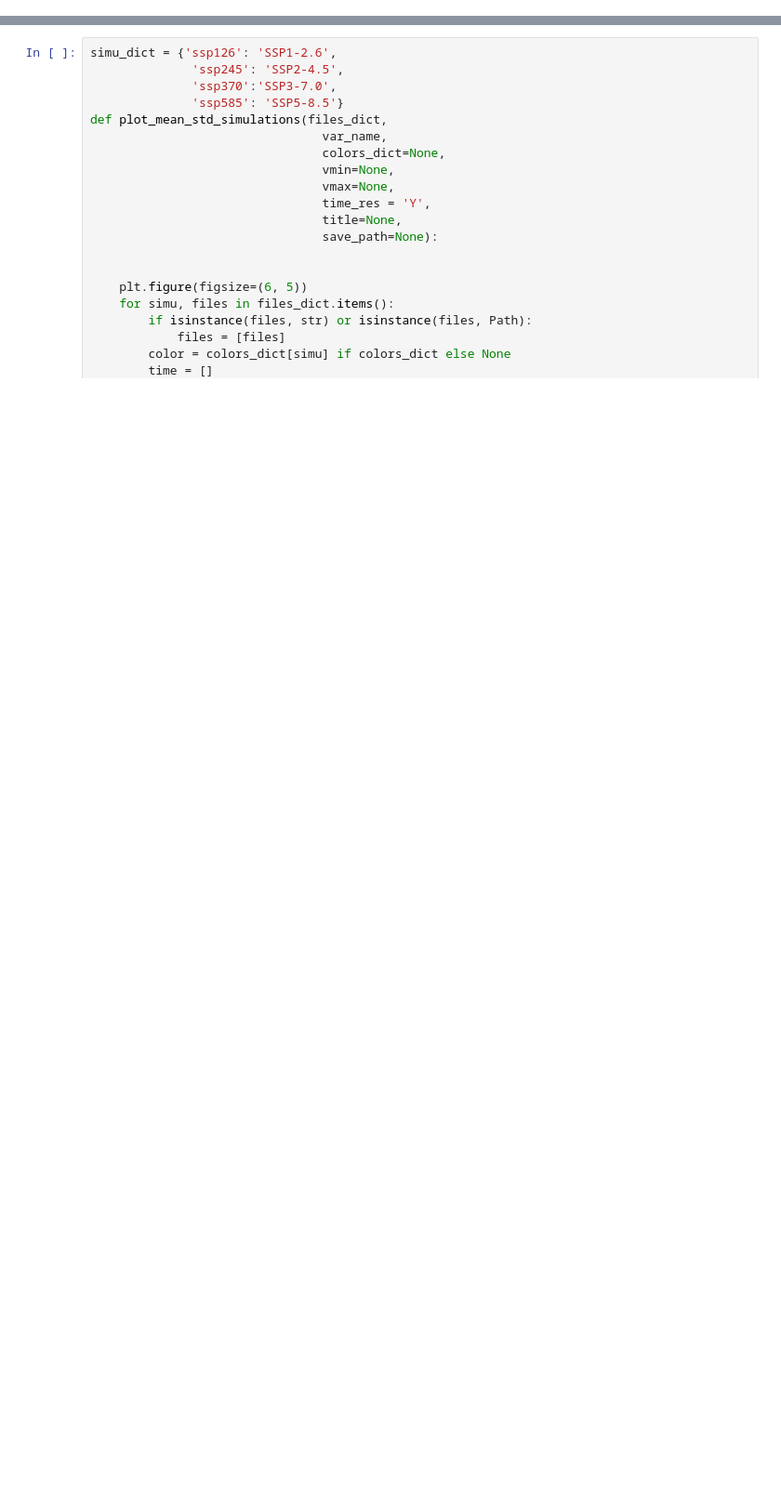
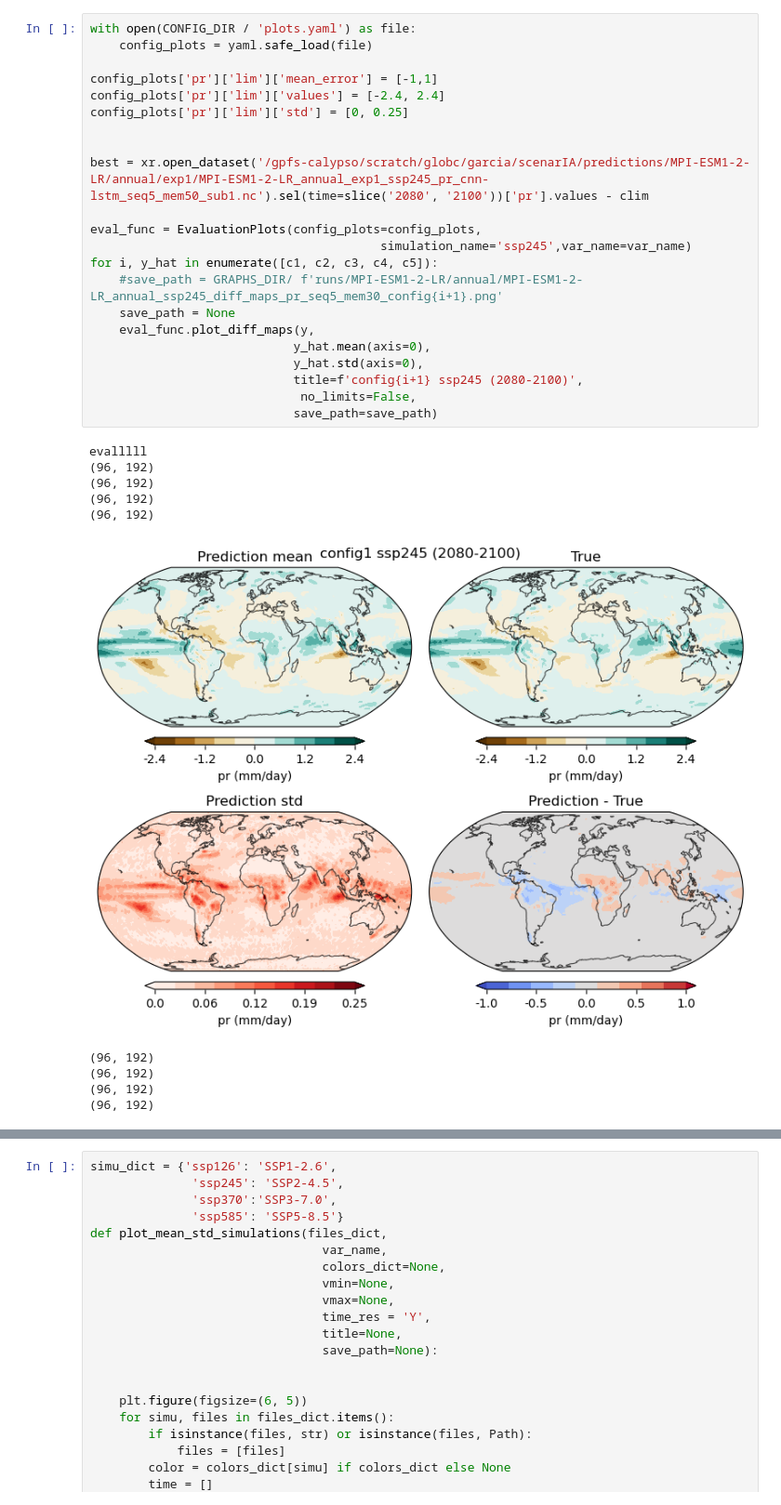
Before and after one commit to zoeleila/scenarIA, a Jupyter notebook: src/plots/plots_predictions.ipynb, the cells around one changed output, grey strips where cells are left out. Shown at 93% size. Drawn from its saved outputs; the diff is of its cells as text; blank space fills up the shorter version.

```diff
--- a/src/plots/plots_predictions.ipynb
+++ b/src/plots/plots_predictions.ipynb
@@ -30,0 +63,33 @@ Data variables:
+# %%
+with open(CONFIG_DIR / 'plots.yaml') as file:
+    config_plots = yaml.safe_load(file)
+
+config_plots['pr']['lim']['mean_error'] = [-1,1]
+config_plots['pr']['lim']['values'] = [-2.4, 2.4]
+config_plots['pr']['lim']['std'] = [0, 0.25]
+
+
+best = xr.open_dataset('/gpfs-calypso/scratch/globc/garcia/scenarIA/predictions/MPI-ESM1-2-LR/annual/exp1/MPI-ESM1-2-LR_annual_exp1_ssp245_pr_cnn-lstm_seq5_mem50_sub1.nc').sel(time=slice('2080', '2100'))['pr'].values - clim
+
+eval_func = EvaluationPlots(config_plots=config_plots,
+                                        simulation_name='ssp245',var_name=var_name)
+for i, y_hat in enumerate([c1, c2, c3, c4, c5]):
+    #save_path = GRAPHS_DIR/ f'runs/MPI-ESM1-2-LR/annual/MPI-ESM1-2-LR_annual_ssp245_diff_maps_pr_seq5_mem30_config{i+1}.png'
+    save_path = None
+    eval_func.plot_diff_maps(y,
+                            y_hat.mean(axis=0),
+                            y_hat.std(axis=0),
+                            title=f'config{i+1} ssp245 (2080-2100)',
+                             no_limits=False,
+                            save_path=save_path)
+# %% [output]
+evalllll
+(96, 192)
+(96, 192)
+(96, 192)
+(96, 192)
+[figure, added]
+(96, 192)
+(96, 192)
+(96, 192)
+(96, 192)
```
Also changed, not shown: parts of 7 cells of this notebook, 11 other files.
